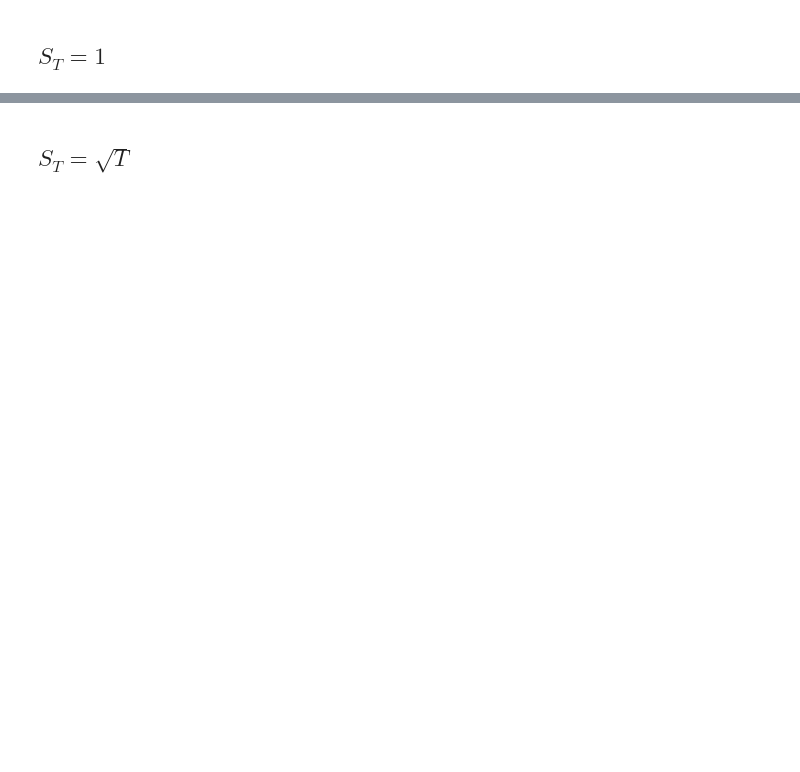
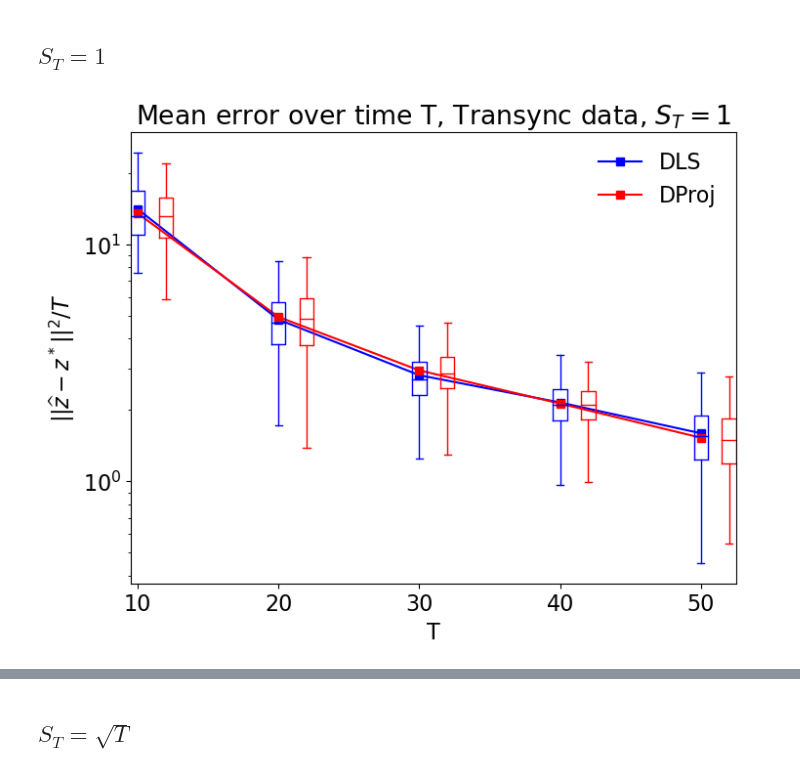
Before and after one commit to karle-eglantine/Dynamic_TranSync, a Jupyter notebook: Plots_synthetic_data.ipynb, the cells around one changed output, grey strips where cells are left out. Drawn from its saved outputs; the diff is of its cells as text; code cells hidden in the pictures; blank space fills up the shorter version.

```diff
--- a/Plots_synthetic_data.ipynb
+++ b/Plots_synthetic_data.ipynb
@@ -110,34 +135,38 @@ plt.show()
 # %% [markdown]
 ## $S_T = 1$
 # %%
+%%time
+
 # Analysis with alpha = 0
 MSE_ls_0,MSE_dls_0,MSE_dproj_0,data_ls_0,data_dls_0,data_dproj_0 = transync_analysis(N,list_T,B,0,p1,p2,ls_flag,dls_flag,dproj_flag)
 
 # Plot
 fig, ax = plt.subplots(1, figsize=(8, 6))
 
 # MSE
 ax.plot(list_T, MSE_dls_0,marker='s',label = "DLS",color='blue')
 ax.plot(list_T, MSE_dproj_0,marker='s',label = "DProj",color='red')
 
 # Boxplot
 box_dls_0 = ax.boxplot(data_dls_0,showfliers=False,positions=[t for t in list_T],widths = 1)
 box_dproj_0 = ax.boxplot(data_dproj_0,showfliers=False,positions=[t+2 for t in list_T],widths = 1)
 
 for _, line_list in box_dls_0.items():
     for line in line_list:
         line.set_color('blue')
 
 for _, line_list in box_dproj_0.items():
     for line in line_list:
         line.set_color('red')
 
-ax.set_xticks([10,30,50,70,100,130,150,170,200])
+ax.set_xticks(list_T)
 ax.set_yscale('log')
 ax.set_xlabel('T')
 ax.set_ylabel('$\| \|\widehat{z} - z^*\|\|^2/T$')
 
 # Add a legend, and position it on the lower right (with no box)
 plt.legend(loc="upper right", frameon=False)
 plt.title('Mean error over time T, Transync data, $S_T = 1$')
 plt.show()
+# %% [output]
+[figure, added]
```
Also changed, not shown: parts of 28 cells of this notebook, 15 other files.
